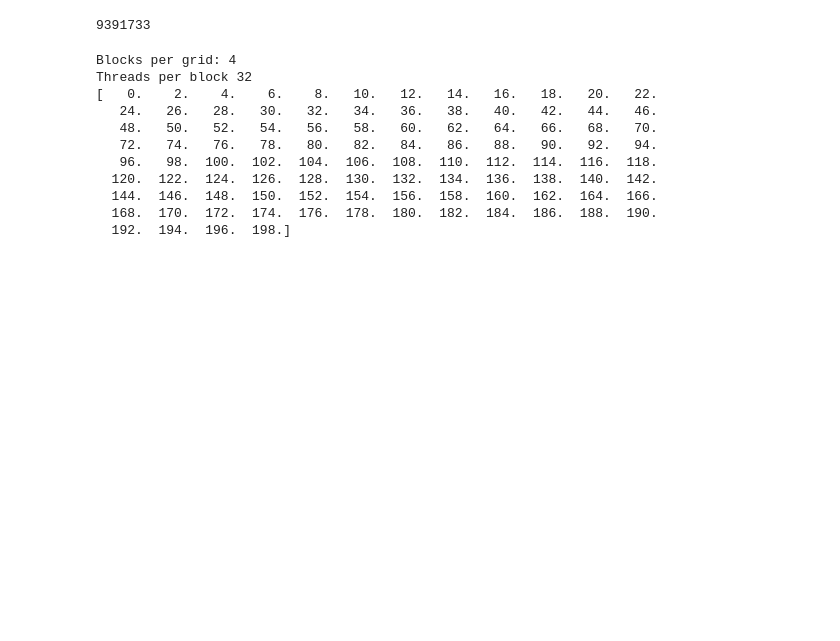
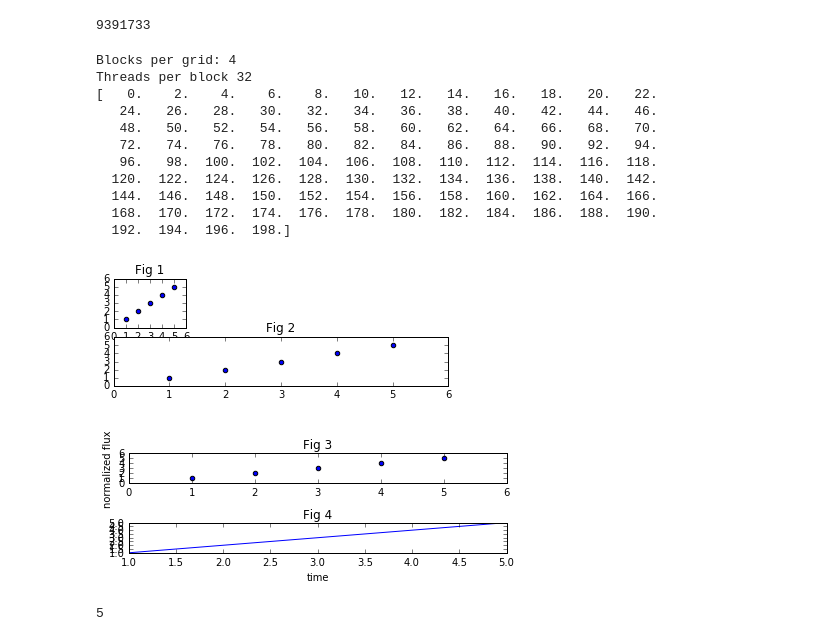
Before and after one commit to lmwalkowicz/KeplerML, a Jupyter notebook: Work Space.ipynb, the cells around one changed output. Drawn from its saved outputs; the diff is of its cells as text; code cells hidden in the pictures; blank space fills up the shorter version.

Commit message:
Data visualization

```diff
--- a/Work Space.ipynb
+++ b/Work Space.ipynb
@@ -950,3 +950,36 @@ Threads per block 32
   144.  146.  148.  150.  152.  154.  156.  158.  160.  162.  164.  166.
   168.  170.  172.  174.  176.  178.  180.  182.  184.  186.  188.  190.
   192.  194.  196.  198.]
+# %%
+import matplotlib
+import matplotlib.pyplot as plt
+from matplotlib.figure import Figure
+%matplotlib inline
+x = [1,2,3,4,5]
+y = [1,2,3,4,5]
+plt.figure(1)
+ax1 = plt.subplot(441)
+ax1.set_title('Fig 1')
+ax1.scatter(x,y)
+ax2 = plt.subplot(412)
+ax2.scatter(x,y)
+ax2.set_title('Fig 2')
+plt.figure(2)
+ax3 = plt.subplot(413)
+plt.ylabel('normalized flux')
+ax3.scatter(x,y)
+ax3.set_title('Fig 3')
+ax4 = plt.subplot(414)
+ax4.plot(x,y)
+ax4.set_title('Fig 4')
+plt.xlabel('time')
+plt.tight_layout()
+plt.show()
+# %% [output]
+[figure, added]
+[figure, added]
+# %%
+simpledict = {1:2,3:4,2:5}
+print simpledict[2]
+# %% [output]
+5
```
Also changed, not shown: 2 other files.
